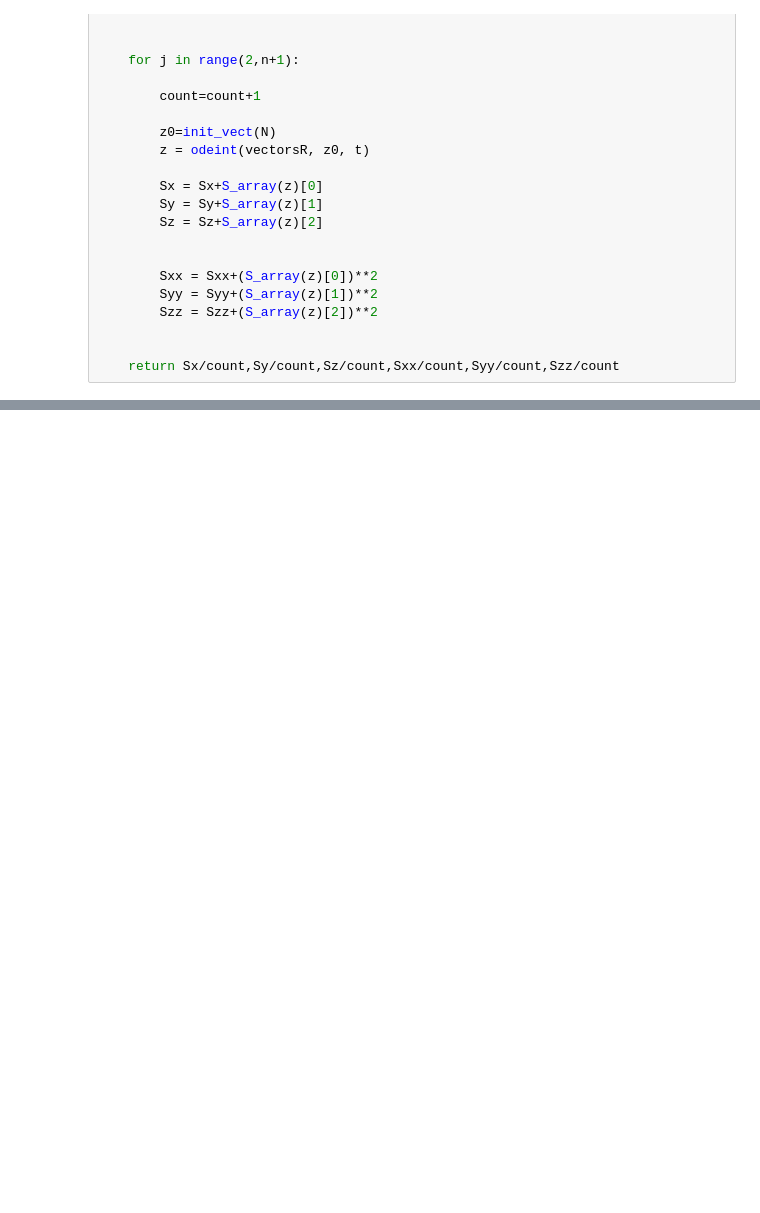
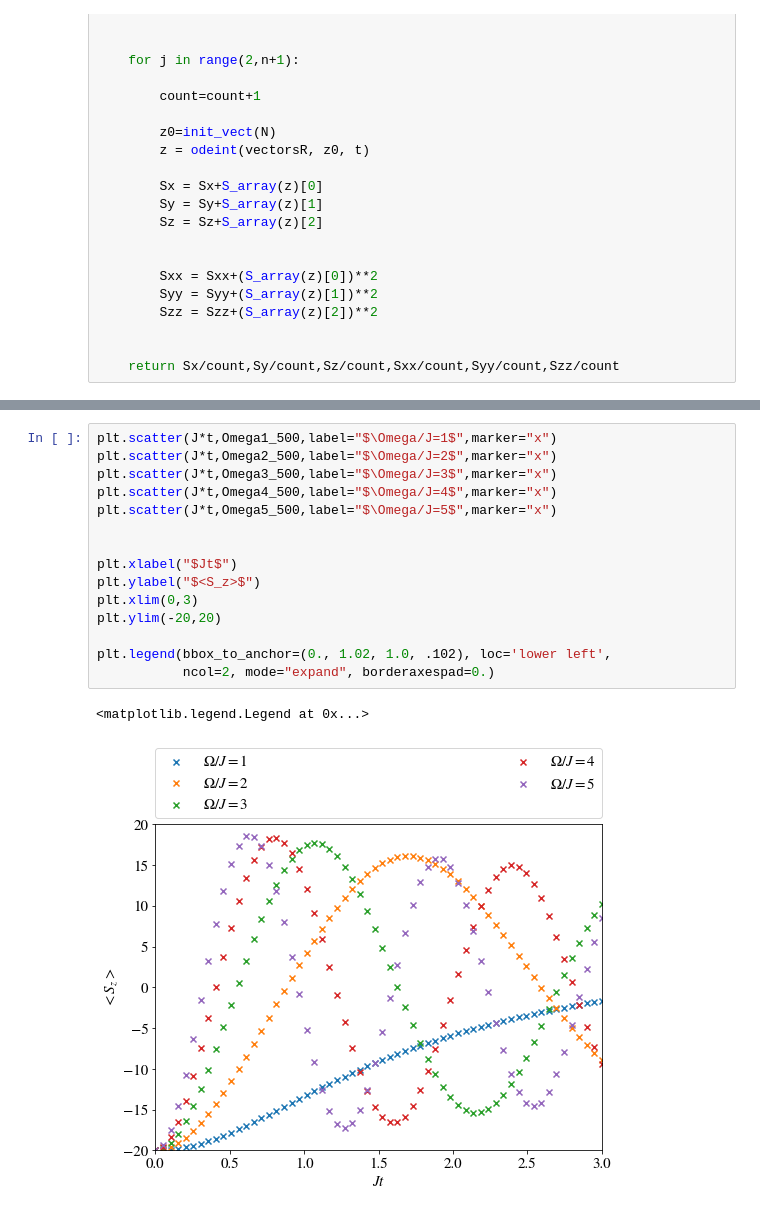
Before and after one commit to eckast161/Spin_dynamics, a Jupyter notebook: DTWA Cubic Lattice.ipynb, the cells around one changed output, grey strips where cells are left out. Drawn from its saved outputs; the diff is of its cells as text; blank space fills up the shorter version.

```diff
--- a/DTWA Cubic Lattice.ipynb
+++ b/DTWA Cubic Lattice.ipynb
@@ -293 +380,19 @@ array([-20.        , -19.44084159, -17.64702386, -14.75907259,
+# %%
+plt.scatter(J*t,Omega1_500,label="$\Omega/J=1$",marker="x")
+plt.scatter(J*t,Omega2_500,label="$\Omega/J=2$",marker="x")
+plt.scatter(J*t,Omega3_500,label="$\Omega/J=3$",marker="x")
+plt.scatter(J*t,Omega4_500,label="$\Omega/J=4$",marker="x")
+plt.scatter(J*t,Omega5_500,label="$\Omega/J=5$",marker="x")
+
+
+plt.xlabel("$Jt$")
+plt.ylabel("$<S_z>$")
+plt.xlim(0,3)
+plt.ylim(-20,20)
+
+plt.legend(bbox_to_anchor=(0., 1.02, 1.0, .102), loc='lower left',
+           ncol=2, mode="expand", borderaxespad=0.)
+# %% [output]
+<matplotlib.legend.Legend at 0x...>
+[figure, added]
 # %%
```
Also changed, not shown: parts of 10 cells of this notebook, 2 other files.
